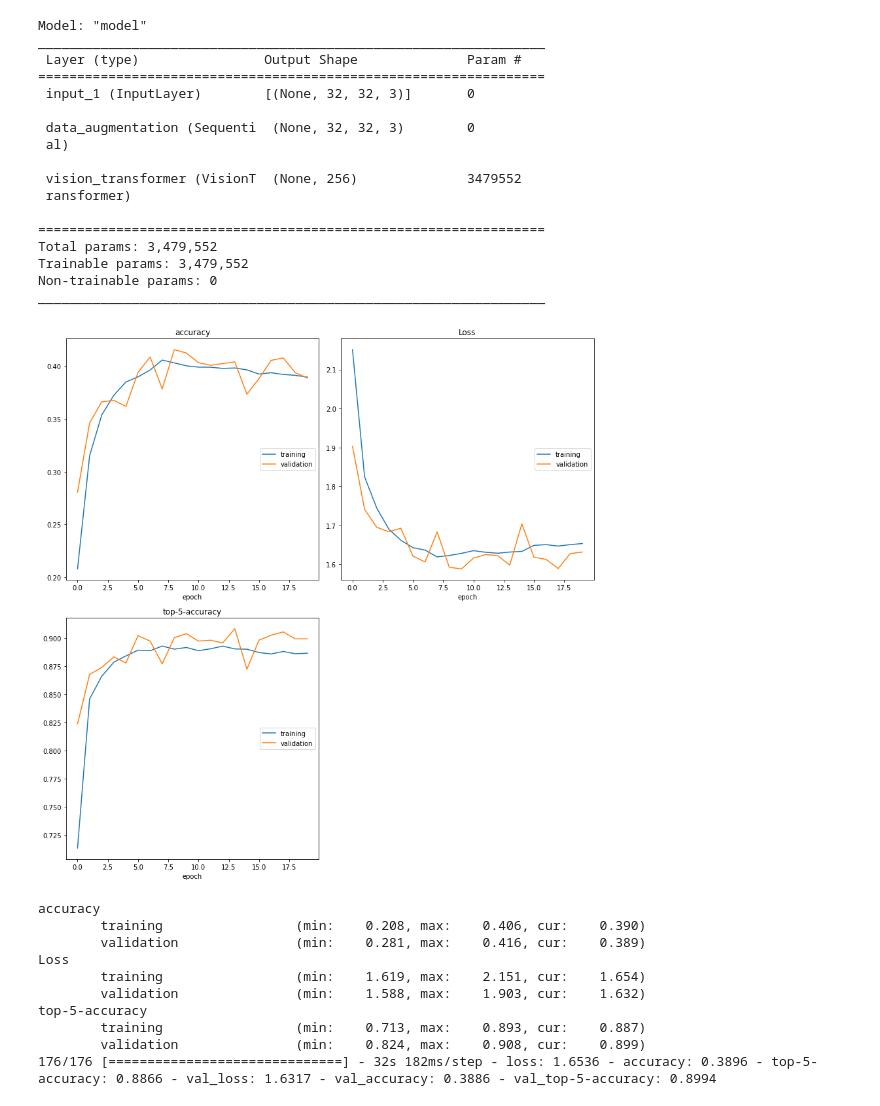
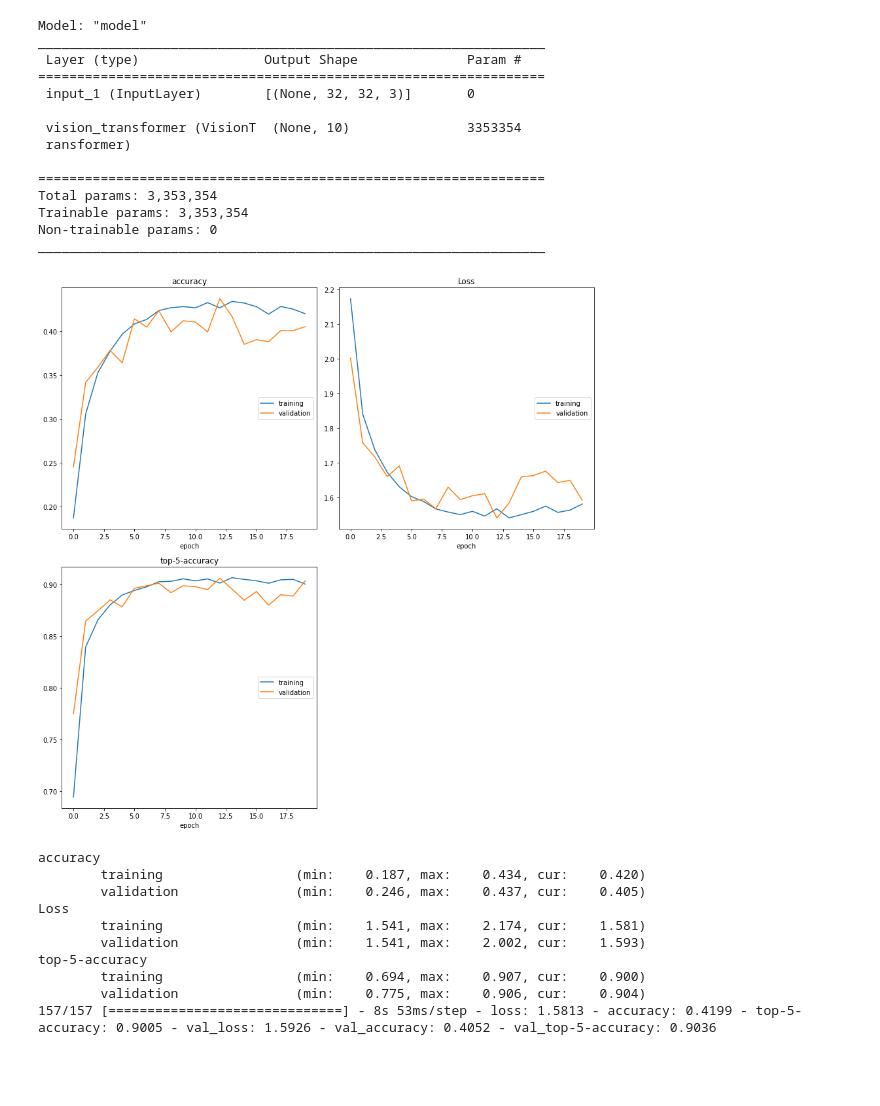
Before and after one commit to veb-101/Attention-and-Transformers, a Jupyter notebook: Vision_Transformer_on_Cifar_10.ipynb, the cells around one changed output. Drawn from its saved outputs; the diff is of its cells as text; code cells hidden in the pictures; blank space fills up the shorter version.

```diff
--- a/Vision_Transformer_on_Cifar_10.ipynb
+++ b/Vision_Transformer_on_Cifar_10.ipynb
@@ -91,9 +96,11 @@ metrics=[
 # %%
 def create_model(input_shape):
     inputs = tf.keras.layers.Input(shape=input_shape)
-    augmented = data_augmentation(inputs)
-    output = vit_model(augmented)
+    # augmented = data_augmentation(inputs)
+    output = vit_model(inputs)
     model = tf.keras.Model(inputs=inputs, outputs=output)
+
+    # model = tf.keras.models.experimental.SharpnessAwareMinimization(model)
     return model
 # %%
 checkpoint_filepath = r'/content/checkpoints/checkpoint'
@@ -113,15 +120,12 @@ _________________________________________________________________
 =================================================================
  input_1 (InputLayer)        [(None, 32, 32, 3)]       0
 
- data_augmentation (Sequenti  (None, 32, 32, 3)        0
- al)
-
- vision_transformer (VisionT  (None, 256)              3479552
+ vision_transformer (VisionT  (None, 10)               3353354
  ransformer)
 
 =================================================================
-Total params: 3,479,552
-Trainable params: 3,479,552
+Total params: 3,353,354
+Trainable params: 3,353,354
 Non-trainable params: 0
 _________________________________________________________________
 # %%
@@ -129,25 +133,26 @@ model.compile(
     optimizer=optimizer_fn,
     loss=loss_fn,
     metrics=metrics,
+    jit_compile=True,
 )
 # %%
 history = model.fit(
         x=x_train,
         y=y_train,
         batch_size=TrainingConfig.BATCH_SIZE,
         epochs=TrainingConfig.NUM_EPOCHS,
-        validation_split=0.1,
+        validation_split=0.2,
         callbacks=[model_checkpoint_callback, PlotLossesKeras()],
     )
 # %% [output]
-[figure, old version]
+[figure, new version]
 accuracy
-        training                 (min:    0.208, max:    0.406, cur:    0.390)
-        validation               (min:    0.281, max:    0.416, cur:    0.389)
+        training                 (min:    0.187, max:    0.434, cur:    0.420)
+        validation               (min:    0.246, max:    0.437, cur:    0.405)
 Loss
-        training                 (min:    1.619, max:    2.151, cur:    1.654)
-        validation               (min:    1.588, max:    1.903, cur:    1.632)
+        training                 (min:    1.541, max:    2.174, cur:    1.581)
+        validation               (min:    1.541, max:    2.002, cur:    1.593)
 top-5-accuracy
-        training                 (min:    0.713, max:    0.893, cur:    0.887)
-        validation               (min:    0.824, max:    0.908, cur:    0.899)
-176/176 [==============================] - 32s 182ms/step - loss: 1.6536 - accuracy: 0.3896 - top-5-accuracy: 0.8866 - val_loss: 1.6317 - val_accuracy: 0.3886 - val_top-5-accuracy: 0.8994
+        training                 (min:    0.694, max:    0.907, cur:    0.900)
+        validation               (min:    0.775, max:    0.906, cur:    0.904)
+157/157 [==============================] - 8s 53ms/step - loss: 1.5813 - accuracy: 0.4199 - top-5-accuracy: 0.9005 - val_loss: 1.5926 - val_accuracy: 0.4052 - val_top-5-accuracy: 0.9036
```
Also changed, not shown: parts of 3 cells of this notebook, 4 other files.
